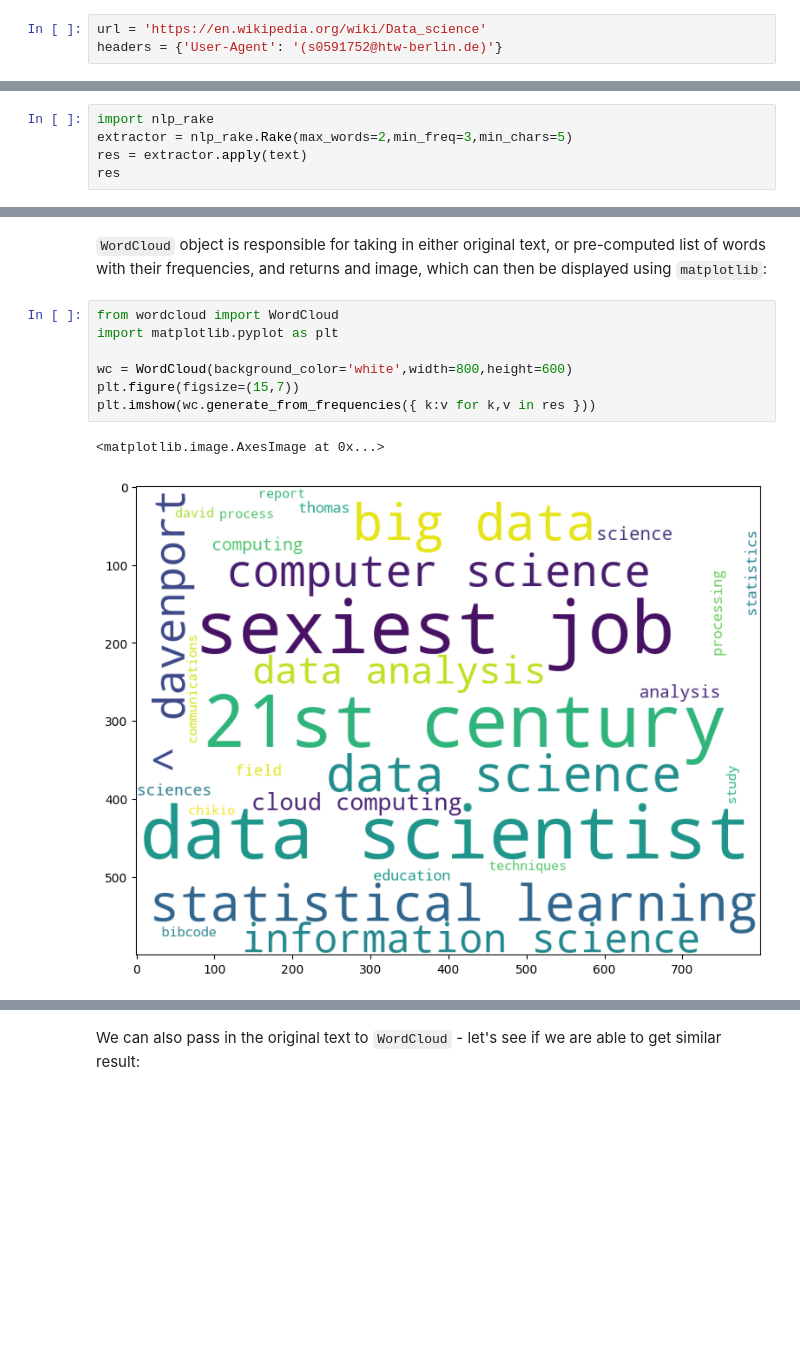
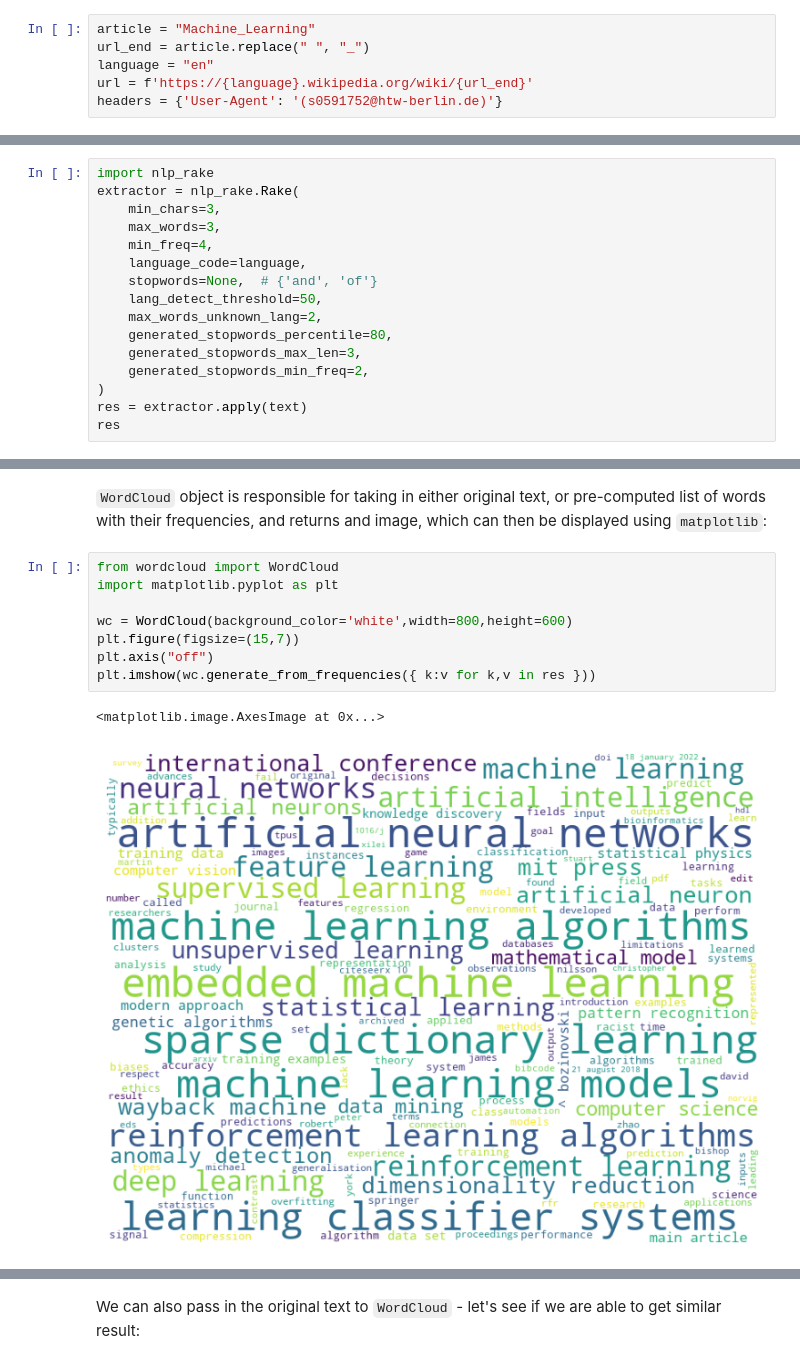
Before and after one commit to iloveskittles82/wikisys_exercise, a Jupyter notebook: 01/notebook.ipynb, the cells around one changed output, grey strips where cells are left out. Cells and saved outputs as stored; diff of their text form; blank space fills up the shorter version.

```diff
--- a/01/notebook.ipynb
+++ b/01/notebook.ipynb
@@ -9,7 +9,10 @@ In this lesson, we have been discussing different concepts related to Data Scien
 
 As a text, I will use the page on Data Science from Wikipedia:
 # %%
-url = 'https://en.wikipedia.org/wiki/Data_science'
+article = "Machine_Learning"
+url_end = article.replace(" ", "_")
+language = "en"
+url = f'https://{language}.wikipedia.org/wiki/{url_end}'
 headers = {'User-Agent': '(s0591752@htw-berlin.de)'}
 # %% [markdown]
 ## Step 1: Getting the Data
@@ -91,7 +94,18 @@ Requirement already satisfied: six in /Users/feli/anaconda3/envs/first_env/lib/p
 The main functionality is available from `Rake` object, which we can customize using some parameters. In our case, we will set the minimum length of a keyword to 5 characters, minimum frequency of a keyword in the document to 3, and maximum number of words in a keyword - to 2. Feel free to play around with other values and observe the result.
 # %%
 import nlp_rake
-extractor = nlp_rake.Rake(max_words=2,min_freq=3,min_chars=5)
+extractor = nlp_rake.Rake(
+    min_chars=3,
+    max_words=3,
+    min_freq=4,
+    language_code=language,
+    stopwords=None,  # {'and', 'of'}
+    lang_detect_threshold=50,
+    max_words_unknown_lang=2,
+    generated_stopwords_percentile=80,
+    generated_stopwords_max_len=3,
+    generated_stopwords_min_freq=2,
+)
 res = extractor.apply(text)
 res
 # %% [output]
@@ -153,10 +167,11 @@ Requirement already satisfied: six>=1.5 in /Users/feli/anaconda3/envs/first_env/
 # %%
 from wordcloud import WordCloud
 import matplotlib.pyplot as plt
 
 wc = WordCloud(background_color='white',width=800,height=600)
 plt.figure(figsize=(15,7))
+plt.axis("off")
 plt.imshow(wc.generate_from_frequencies({ k:v for k,v in res }))
 # %% [output]
 <matplotlib.image.AxesImage at 0x...>
-[figure, old version]
+[figure, new version]
```
Also changed, not shown: parts of 7 cells of this notebook, 16 other files.
